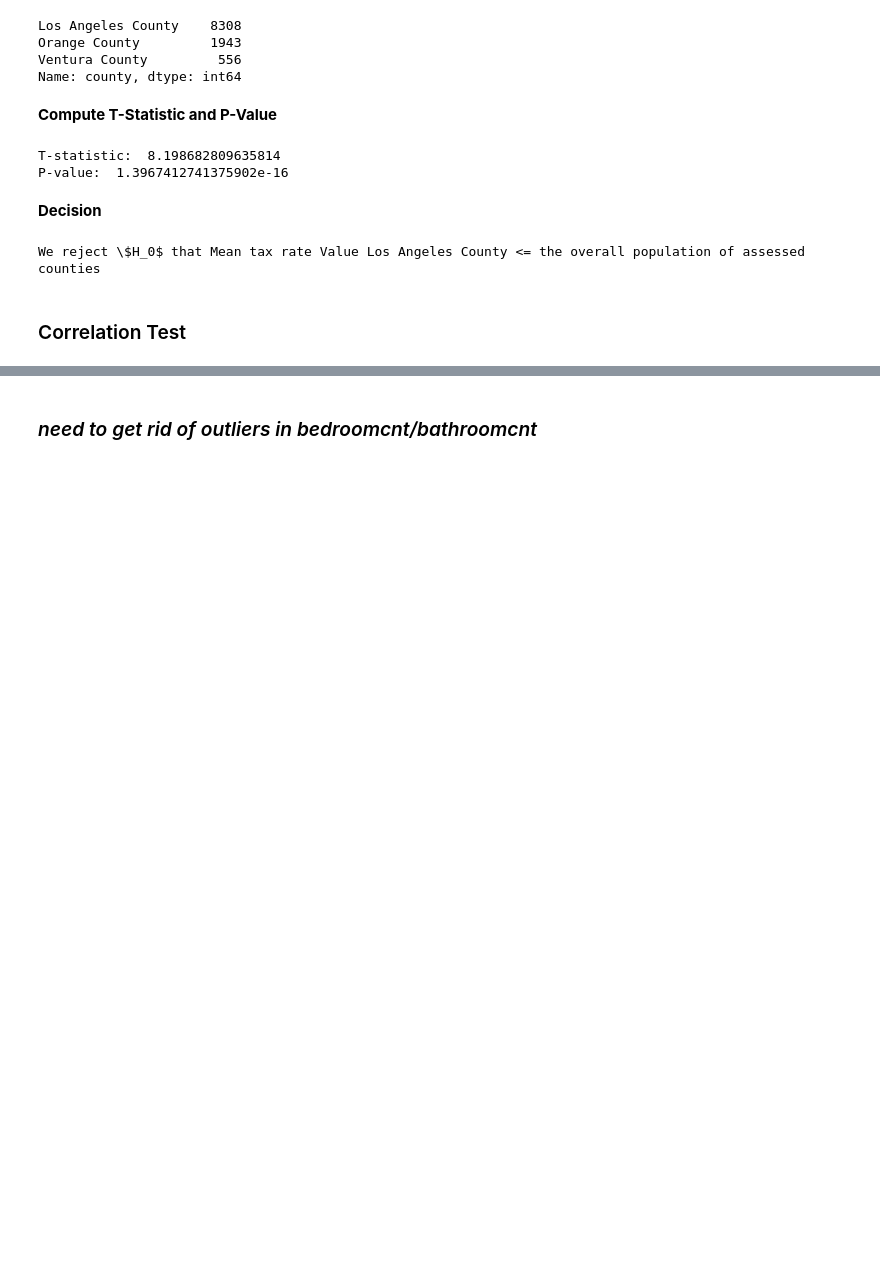
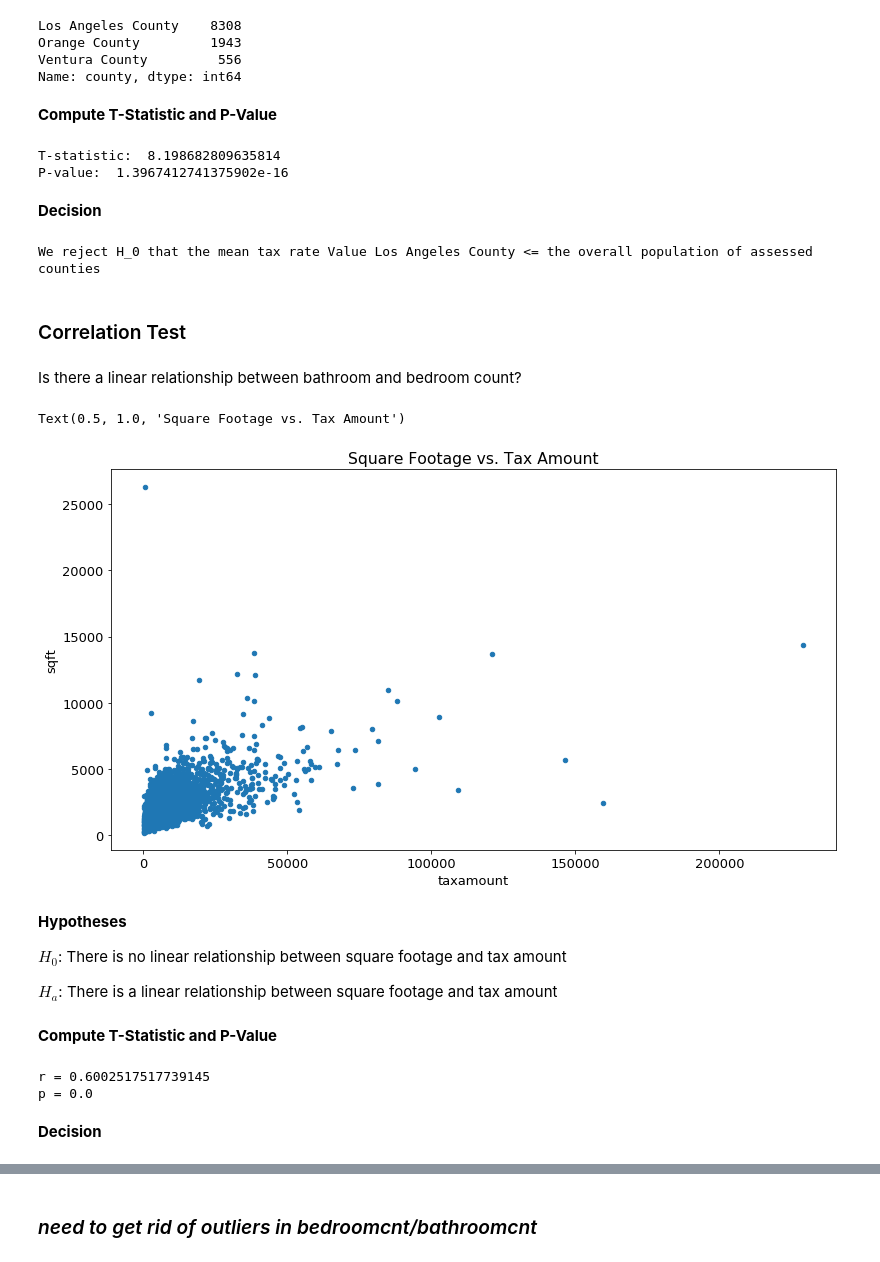
Before and after one commit to Brandon-Martinez27/zillow_regression_project, a Jupyter notebook: zillow_notebook_b.ipynb, the cells around one changed output, grey strips where cells are left out. Cells and saved outputs as stored; diff of their text form; code cells hidden in the pictures; blank space fills up the shorter version.

```diff
--- a/zillow_notebook_b.ipynb
+++ b/zillow_notebook_b.ipynb
@@ -242,12 +245,26 @@ P-value:  1.3967412741375902e-16
 **Decision**
 # %%
 if p/2 > alpha:
-    print("We fail to reject $H_{0}$ that", null)
+    print("We fail to reject H_0 that", null)
 elif t < 0:
-    print("We fail to reject H_{0}$ that", null)
+    print("We fail to reject H_0 that", null)
 else:
     print("We reject H_0 that", null)
 # %% [output]
-We reject \$H_0$ that Mean tax rate Value Los Angeles County <= the overall population of assessed counties
+We reject H_0 that the mean tax rate Value Los Angeles County <= the overall population of assessed counties
 # %% [markdown]
 ### Correlation Test
+# %% [markdown]
+Is there a linear relationship between bathroom and bedroom count?
+# %%
+train.plot.scatter(y='sqft', x='taxamount')
+plt.title('Square Footage vs. Tax Amount')
+# %% [output]
+Text(0.5, 1.0, 'Square Footage vs. Tax Amount')
+[figure, added]
+# %% [markdown]
+**Hypotheses**
+
+$H_0$: There is no linear relationship between square footage and tax amount
+
+$H_a$: There is a linear relationship between square footage and tax amount
@@ -253,0 +279,11 @@ We reject \$H_0$ that Mean tax rate Value Los Angeles County <= the overall popu
+# %% [markdown]
+**Compute T-Statistic and P-Value**
+# %%
+r, p = stats.pearsonr(x, y)
+print('r =', r)
+print('p =', p)
+# %% [output]
+r = 0.6002517517739145
+p = 0.0
+# %% [markdown]
+**Decision**
```
Also changed, not shown: parts of 4 cells of this notebook.
